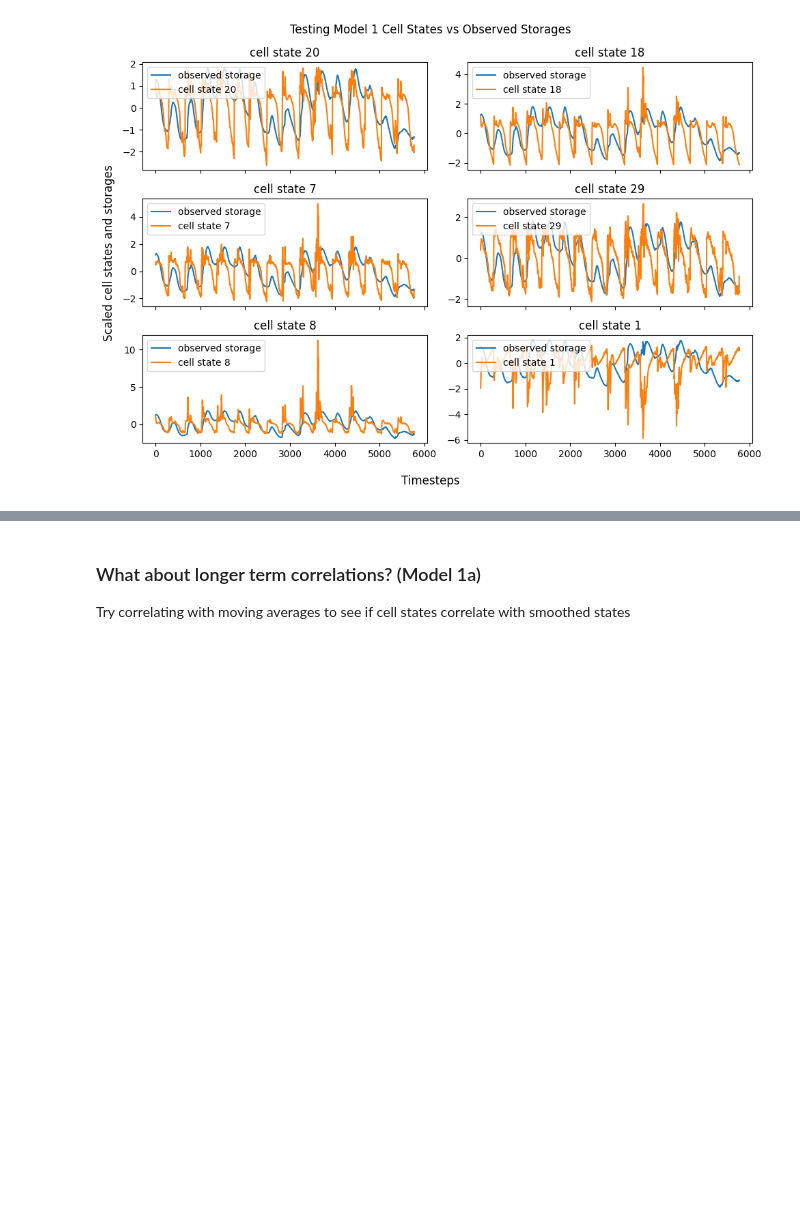
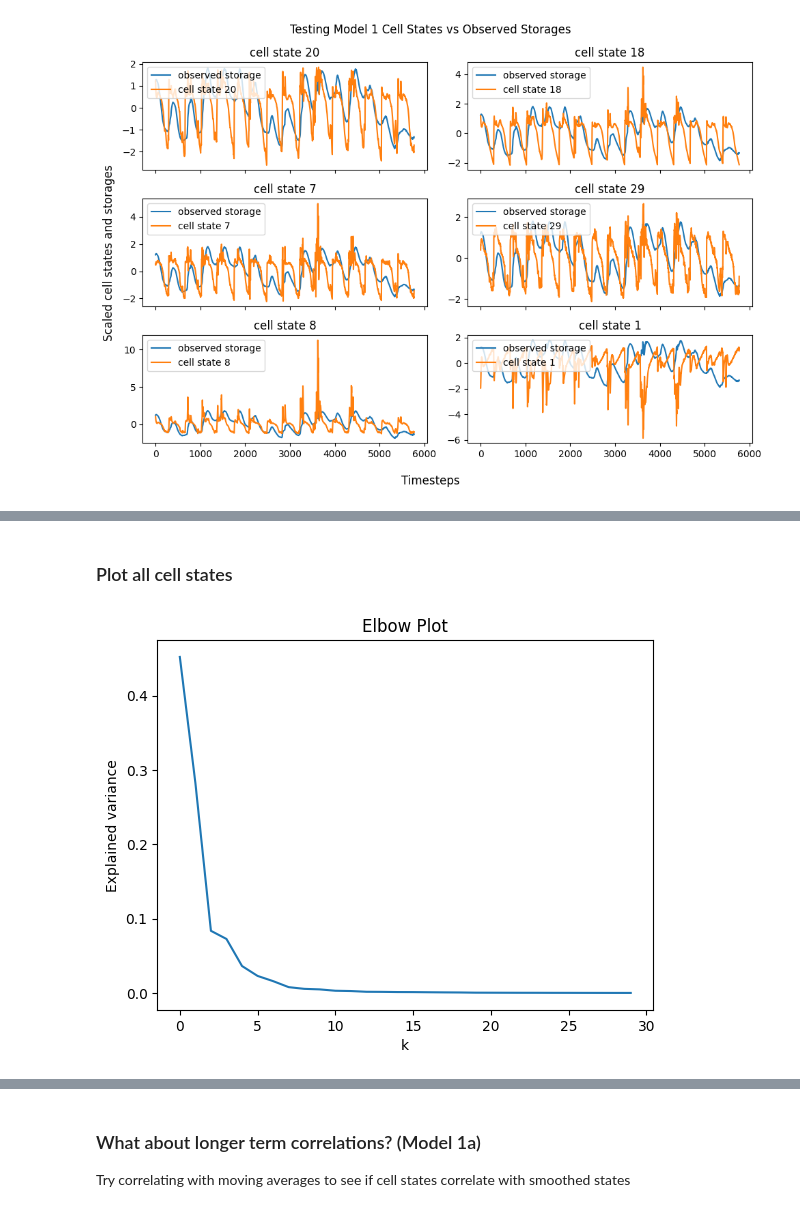
Before and after one commit to Matt2371/DL-reservoir-modeling, a Jupyter notebook: experiments/1e_model1_cell_state.ipynb, the cells around one changed output, grey strips where cells are left out. Saved outputs shown, nothing was run; the diff lists cells and outputs as text; code cells hidden in the pictures; blank space fills up the shorter version.

Commit message:
Update to manuscript draft
- responded to methods/results comments

```diff
--- a/experiments/1e_model1_cell_state.ipynb
+++ b/experiments/1e_model1_cell_state.ipynb
@@ -98,11 +98,13 @@ storage_train = df.storage[:original_train_len].values
 storage_val = df.storage[original_train_len:(original_train_len+original_val_len)].values
 storage_test = df.storage[(original_train_len+original_val_len):].values
 
-# Get list of cell states (one for each layer), shape is (# chunks, timesteps, hidden size)
+
 with torch.no_grad():
-    cell_train_1a = model1a(X_train_std)[1][1]
-    cell_val_1a = model1a(X_val_std)[1][1]
-    cell_test_1a = model1a(X_test_std)[1][1]
+    # Get cell states and hidden states
+    # Result is list with one tensor for each layer, shape is (# chunks, timesteps, hidden size)
+    hidden_train_1a, cell_train_1a = model1a(X_train_std)[1]
+    hidden_val_1a, cell_val_1a = model1a(X_val_std)[1]
+    hidden_test_1a, cell_test_1a = model1a(X_test_std)[1]
 # %%
 # Calculate correlations for layer 1
 correlation_data = {'training: layer1':cell_correlations(cell_states=cell_train_1a[0], storage_states=storage_train),
@@ -140,0 +158,16 @@ plt.show()
+# %%
+def combine_train_val_test_states(state_train, state_val, state_test, len_train, len_val, len_test):
+    """
+    Combine train, val, test cell or hidden states into array of shape (timesteps, hidden size)
+    Params:
+    state_train, state_val, state_test - input tensors of shape (batches, timesteps, hidden size)
+    len_train, len_val, len_test - lengths of train, val, test timesteps (to remove pad from tensors)
+    """
+    # Remove chunk dimension, convert to numpy (result is shape (timesteps, hidden size))
+    state_train, state_val, state_test = flatten_cells(state_train), flatten_cells(state_val), flatten_cells(state_test)
+    # Remove pads (from timesteps dimension)
+    state_train, state_val, state_test = state_train[:len_train, :], state_val[:len_val, :], state_test[:len_test, :]
+    # Combine train, val, test results
+    state_all = np.vstack([state_train, state_val, state_test]) # shape (all timesteps, hidden size)
+    assert state_all.shape[0] == len_train + len_val + len_test
+    return state_all
@@ -140,0 +226,2 @@ plt.show()
+# %% [markdown]
+### Plot all cell states
@@ -140,0 +263,14 @@ plt.show()
+# %%
+# Conduct PCA on LSTM cell states
+cell_pca = PCA(data_matrix=cell_all)
+cell_pca.fit()
+# %%
+# Elbow plot
+fig, ax = plt.subplots()
+ax.plot(np.arange(cell_all.shape[1]), (cell_pca.eigenvalues / cell_pca.eigenvalues.sum()))
+ax.set_title('Elbow Plot')
+ax.set_xlabel('k')
+ax.set_ylabel('Explained variance')
+plt.show()
+# %% [output]
+[figure, added]
```
Also changed, not shown: parts of 13 cells of this notebook, 17 other files.
